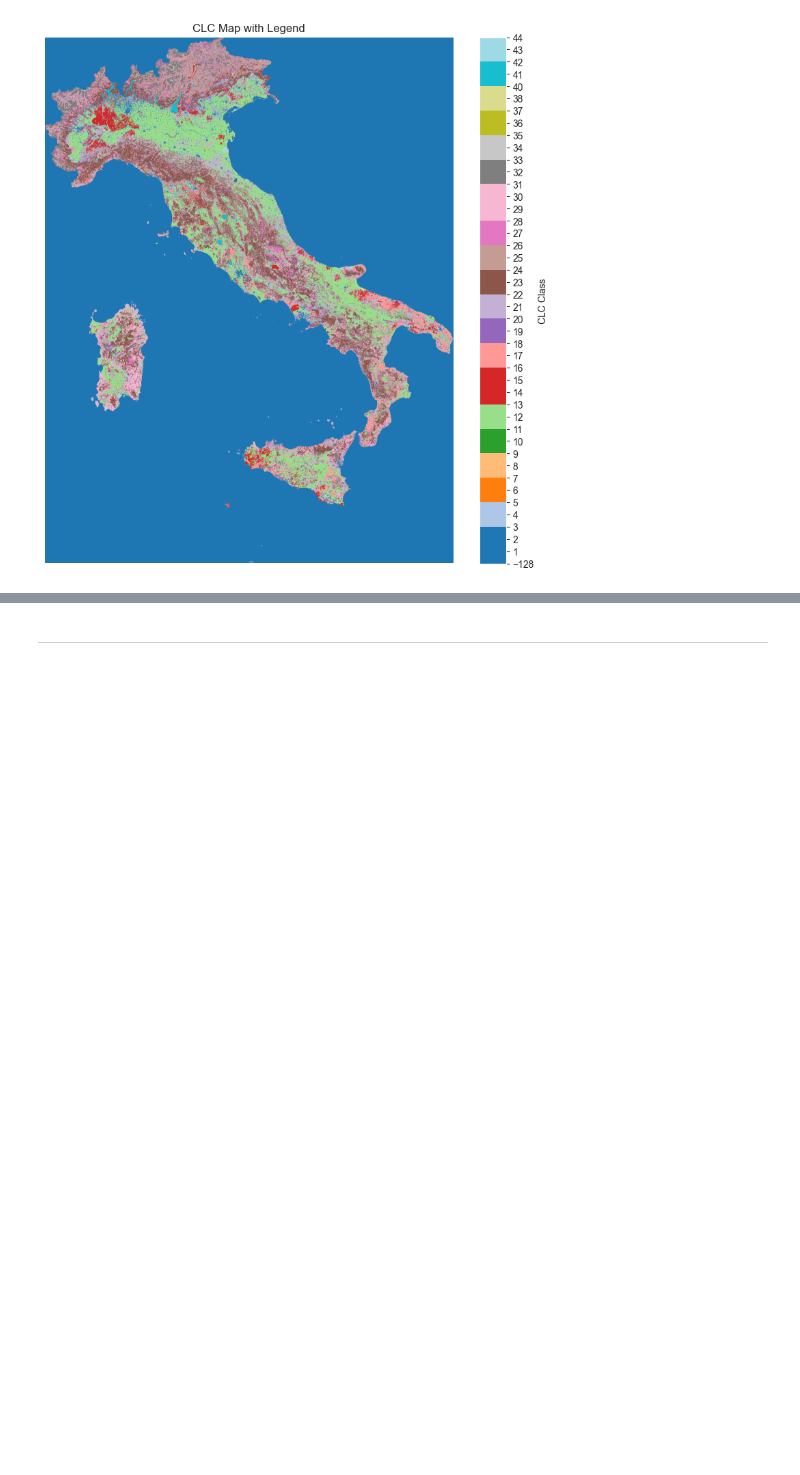
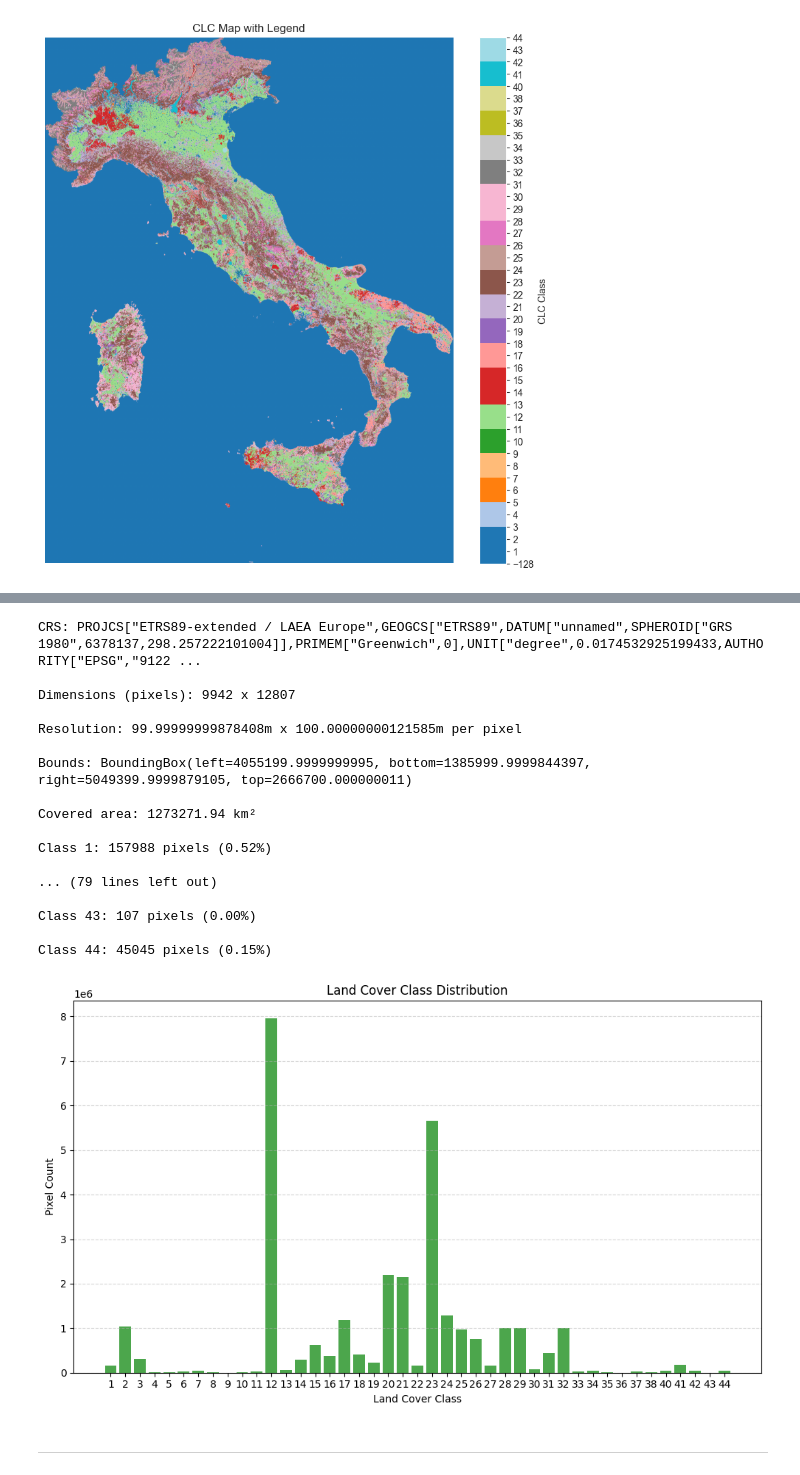
Before and after one commit to dimuzzo/testing-project, a Jupyter notebook: Rasterio/test_number1.ipynb, the cells around one changed output, grey strips where cells are left out. Saved outputs shown, nothing was run; the diff lists cells and outputs as text; code cells hidden in the pictures; blank space fills up the shorter version.

Commit message:
Added more tests to learn how to use other rasterio's functions.

```diff
--- a/Rasterio/test_number1.ipynb
+++ b/Rasterio/test_number1.ipynb
@@ -289,7 +290,7 @@ Create a custom colormap for land cover classes and show a legend with unique va
 # %%
 from matplotlib.colors import ListedColormap, BoundaryNorm
 
-with rasterio.open("data/U2018_CLC2018_V2020_20u1.tif") as src:
+with rasterio.open(italy_data) as src:
     data = src.read(1)
 
 # Extract unique classes
@@ -310,0 +319,17 @@ plt.show()
+# %%
+import geopandas as gpd
+from rasterio.mask import mask
+
+# Load the raster file
+with rasterio.open(italy_data) as src:
+    # Load the vector mask (e.g., a shapefile with polygons)
+    gdf = gpd.read_file("data/region_mask.shp")
+    # Ensure the CRS matches
+    gdf = gdf.to_crs(src.crs)
+    # Mask the raster with the polygon
+    out_image, out_transform = mask(src, gdf.geometry, crop=True)
+    # Compute the mean of the masked area, excluding NODATA values
+    masked_data = np.ma.masked_equal(out_image, src.nodata)
+    mean_value = masked_data.mean()
+
+print(f"Mean pixel value within the polygon: {mean_value}")
@@ -311,2 +344,63 @@ plt.show()
+# %%
+with rasterio.open(italy_data) as src:
+    # Extract metadata
+    width = src.width
+    height = src.height
+    res_x, res_y = src.res  # pixel size in meters
+    crs = src.crs
+    bounds = src.bounds
+
+    print(f"\nCRS: {crs}")
+    print(f"\nDimensions (pixels): {width} x {height}")
+    print(f"\nResolution: {res_x}m x {res_y}m per pixel")
+    print(f"\nBounds: {bounds}")
+
+    # Calculate covered area in km²
+    area_km2 = (width * res_x) * (height * res_y) / 1e6
+    print(f"\nCovered area: {area_km2:.2f} km²")
+
+    # Read the first band (assumes single-band raster)
+    band1 = src.read(1)
+
+    # Mask out no-data values
+    data = band1[band1 != src.nodata]
+
+    # Count unique land cover classes
+    unique, counts = np.unique(data, return_counts=True)
+    total_pixels = data.size
+    percentages = counts / total_pixels * 100
+
+    # Print class distribution
+    for u, c, p in zip(unique, counts, percentages):
+        print(f"\nClass {u}: {c} pixels ({p:.2f}%)")
+
+    # Plot distribution
+    plt.figure(figsize=(10, 6))
+    plt.bar([str(u) for u in unique], counts, color="green", alpha=0.7)
+    plt.xlabel("Land Cover Class")
+    plt.ylabel("Pixel Count")
+    plt.title("Land Cover Class Distribution")
+    plt.grid(axis="y", linestyle="--", alpha=0.5)
+    plt.tight_layout()
+    plt.show()
+# %% [output]
+CRS: PROJCS["ETRS89-extended / LAEA Europe",GEOGCS["ETRS89",DATUM["unnamed",SPHEROID["GRS 1980",6378137,298.257222101004]],PRIMEM["Greenwich",0],UNIT["degree",0.0174532925199433,AUTHORITY["EPSG","9122 ...
+
+Dimensions (pixels): 9942 x 12807
+
+Resolution: 99.99999999878408m x 100.00000000121585m per pixel
+
+Bounds: BoundingBox(left=4055199.9999999995, bottom=1385999.9999844397, right=5049399.9999879105, top=2666700.000000011)
+
+Covered area: 1273271.94 km²
+
+Class 1: 157988 pixels (0.52%)
+
+... (79 lines left out)
+
+Class 43: 107 pixels (0.00%)
+
+Class 44: 45045 pixels (0.15%)
+[figure, added]
 # %% [markdown]
 ---
```
Also changed, not shown: parts of 15 cells of this notebook.
